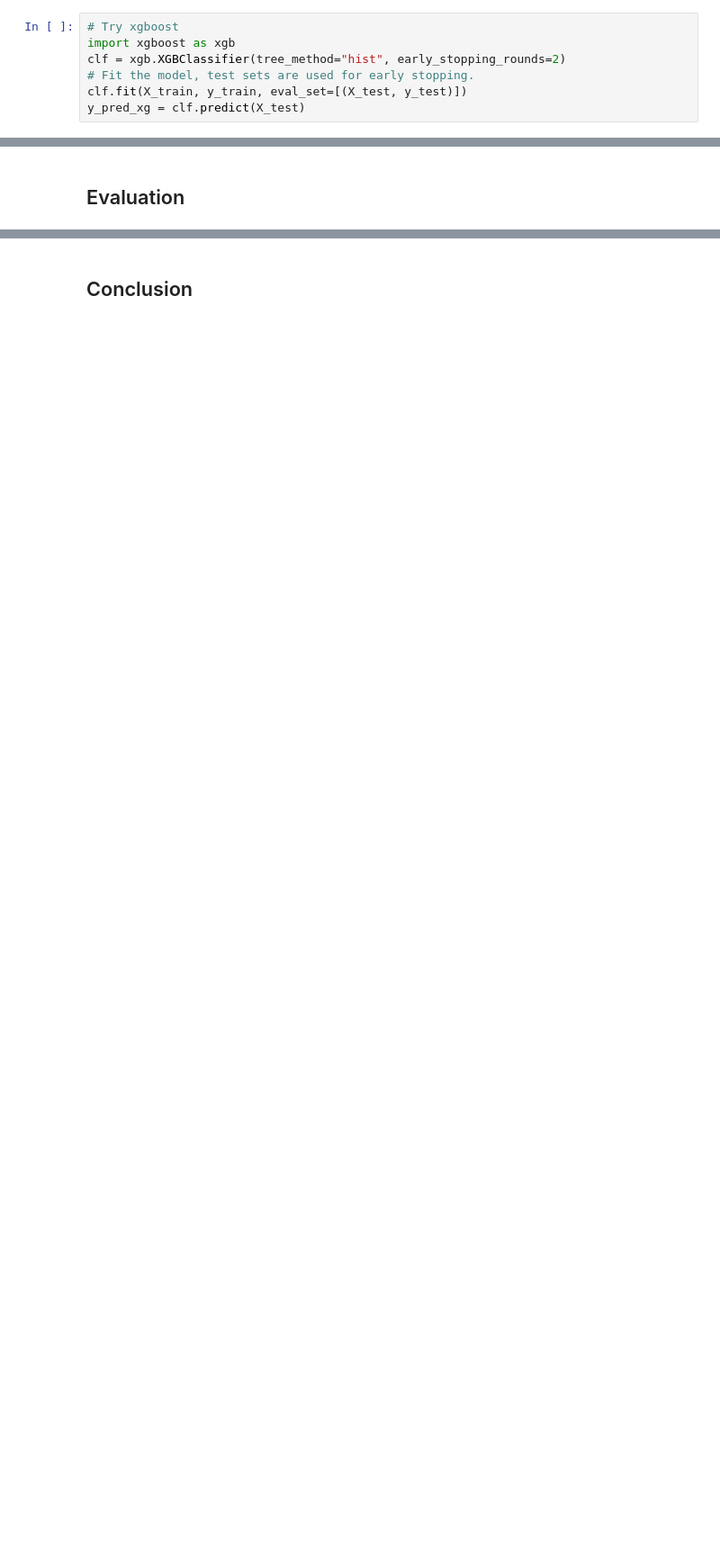
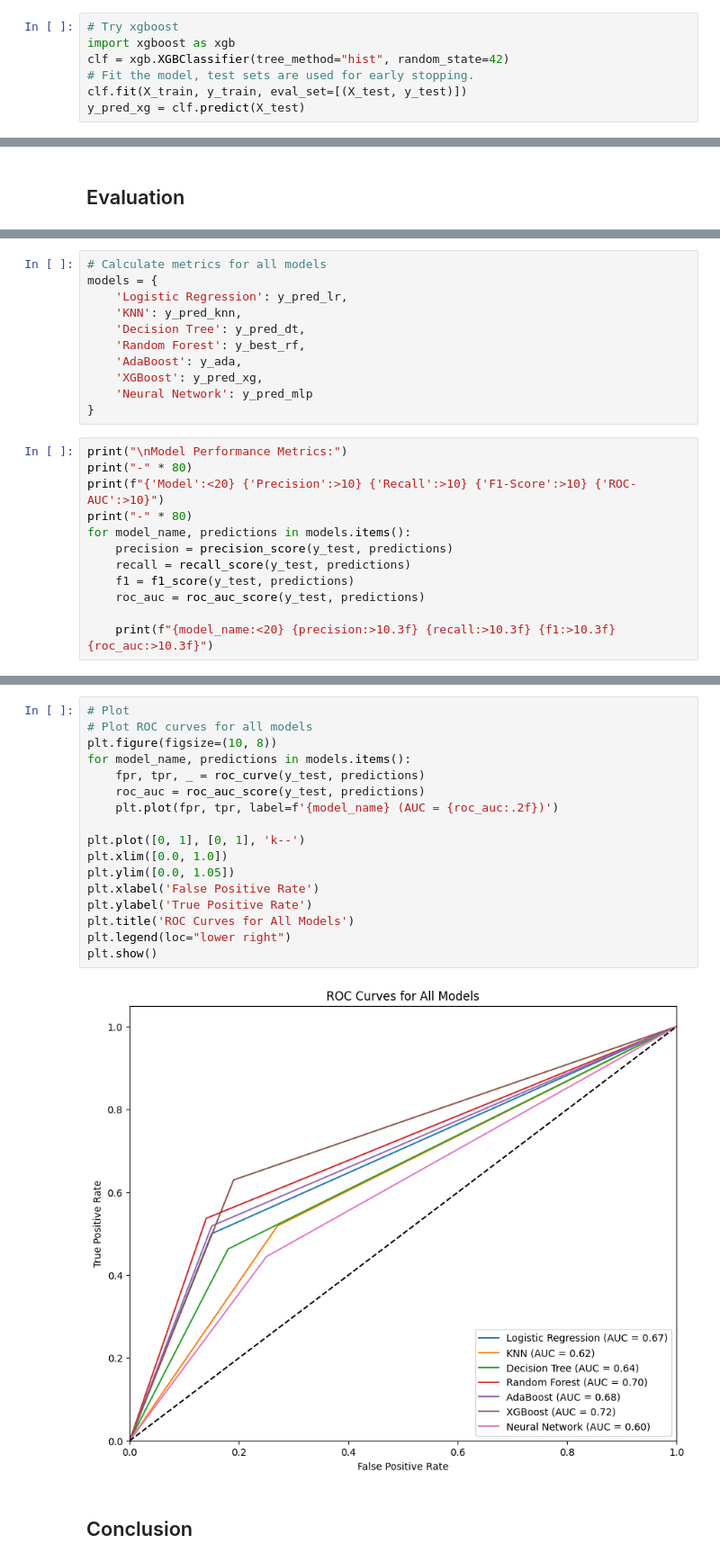
Before and after one commit to orczhu/zhu-ai-learning, a Jupyter notebook: capstone/capstone.ipynb, the cells around one changed output, grey strips where cells are left out. Shown: that part at 90% size. Saved outputs shown, nothing was run; the diff lists cells and outputs as text; blank space fills up the shorter version.

```diff
--- a/capstone/capstone.ipynb
+++ b/capstone/capstone.ipynb
@@ -387,7 +395,7 @@ plt.show()
 # %%
 # Try xgboost
 import xgboost as xgb
-clf = xgb.XGBClassifier(tree_method="hist", early_stopping_rounds=2)
+clf = xgb.XGBClassifier(tree_method="hist", random_state=42)
 # Fit the model, test sets are used for early stopping.
 clf.fit(X_train, y_train, eval_set=[(X_test, y_test)])
 y_pred_xg = clf.predict(X_test)
@@ -488,0 +516,23 @@ Mean Absolute Error of xg boost: 0.24025974025974026
+# %%
+# Calculate metrics for all models
+models = {
+    'Logistic Regression': y_pred_lr,
+    'KNN': y_pred_knn,
+    'Decision Tree': y_pred_dt,
+    'Random Forest': y_best_rf,
+    'AdaBoost': y_ada,
+    'XGBoost': y_pred_xg,
+    'Neural Network': y_pred_mlp
+}
+# %%
+print("\nModel Performance Metrics:")
+print("-" * 80)
+print(f"{'Model':<20} {'Precision':>10} {'Recall':>10} {'F1-Score':>10} {'ROC-AUC':>10}")
+print("-" * 80)
+for model_name, predictions in models.items():
+    precision = precision_score(y_test, predictions)
+    recall = recall_score(y_test, predictions)
+    f1 = f1_score(y_test, predictions)
+    roc_auc = roc_auc_score(y_test, predictions)
+
+    print(f"{model_name:<20} {precision:>10.3f} {recall:>10.3f} {f1:>10.3f} {roc_auc:>10.3f}")
@@ -489,2 +551,21 @@ Mean Absolute Error of xg boost: 0.24025974025974026
+# %%
+# Plot
+# Plot ROC curves for all models
+plt.figure(figsize=(10, 8))
+for model_name, predictions in models.items():
+    fpr, tpr, _ = roc_curve(y_test, predictions)
+    roc_auc = roc_auc_score(y_test, predictions)
+    plt.plot(fpr, tpr, label=f'{model_name} (AUC = {roc_auc:.2f})')
+
+plt.plot([0, 1], [0, 1], 'k--')
+plt.xlim([0.0, 1.0])
+plt.ylim([0.0, 1.05])
+plt.xlabel('False Positive Rate')
+plt.ylabel('True Positive Rate')
+plt.title('ROC Curves for All Models')
+plt.legend(loc="lower right")
+plt.show()
+# %% [output]
+[figure, added]
 # %% [markdown]
 ## Conclusion
```
Also changed, not shown: parts of 26 cells of this notebook, 1 other file.
